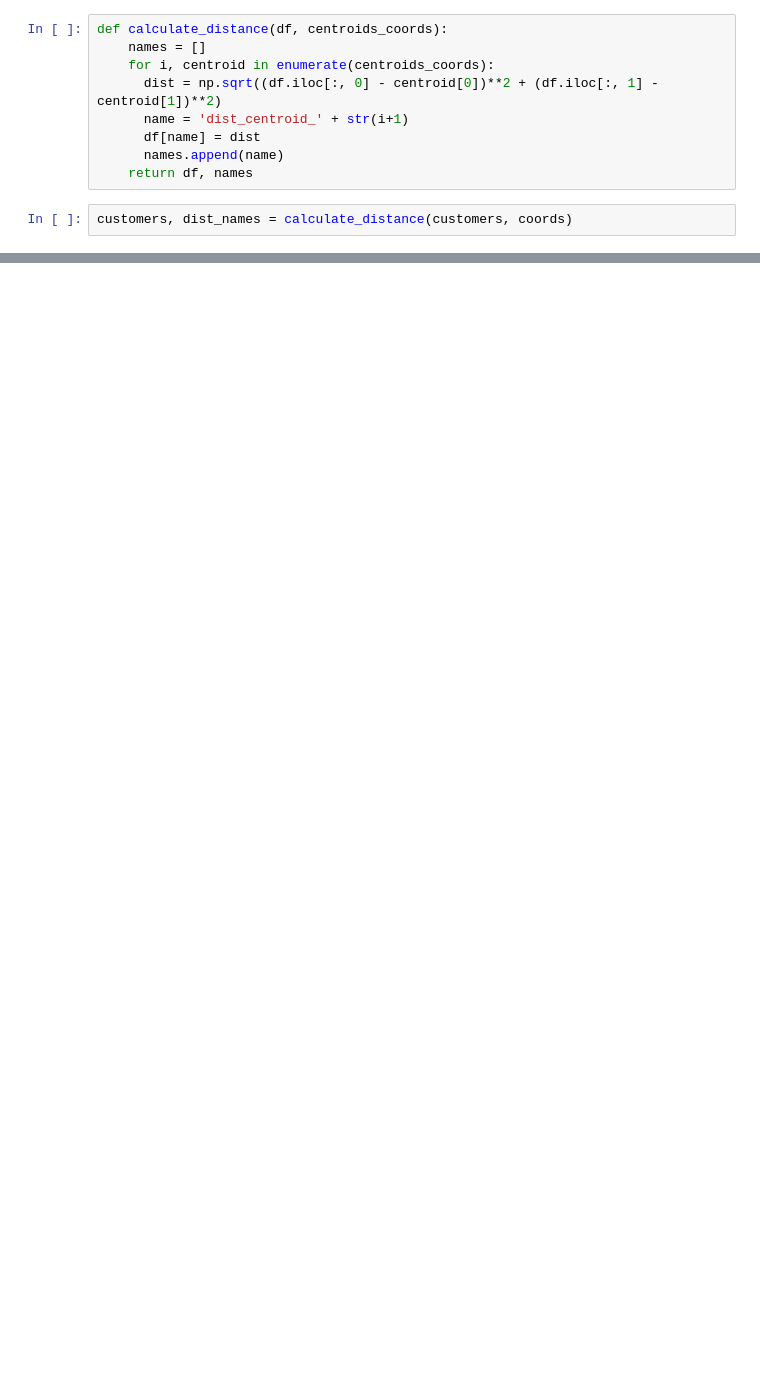
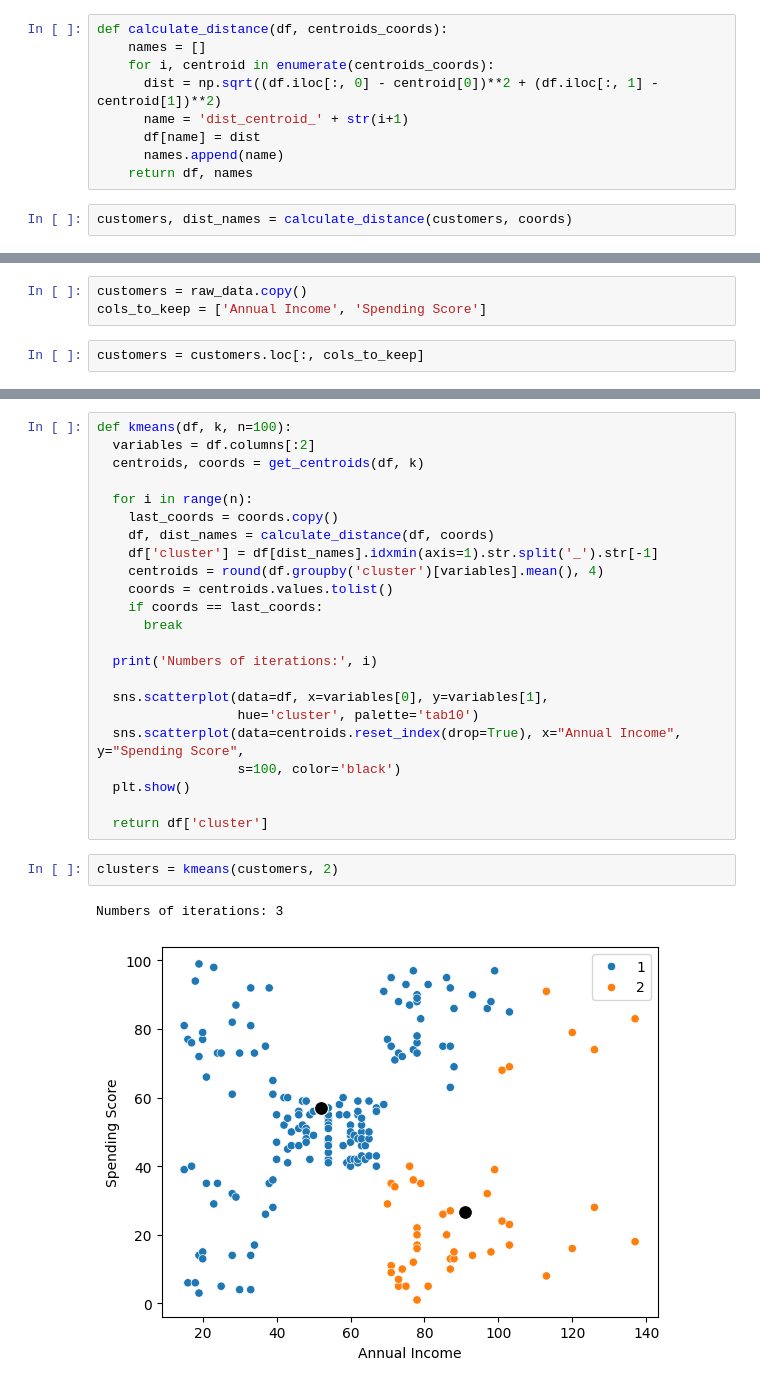
Before and after one commit to Krzesimir13/DataQuest, a Jupyter notebook: k-means.ipynb, the cells around one changed output, grey strips where cells are left out. Drawn from its saved outputs; the diff is of its cells as text; blank space fills up the shorter version.

```diff
--- a/k-means.ipynb
+++ b/k-means.ipynb
@@ -252,0 +286,5 @@ customers, dist_names = calculate_distance(customers, coords)
+# %%
+customers = raw_data.copy()
+cols_to_keep = ['Annual Income', 'Spending Score']
+# %%
+customers = customers.loc[:, cols_to_keep]
@@ -252,0 +306,28 @@ customers, dist_names = calculate_distance(customers, coords)
+# %%
+def kmeans(df, k, n=100):
+  variables = df.columns[:2]
+  centroids, coords = get_centroids(df, k)
+
+  for i in range(n):
+    last_coords = coords.copy()
+    df, dist_names = calculate_distance(df, coords)
+    df['cluster'] = df[dist_names].idxmin(axis=1).str.split('_').str[-1]
+    centroids = round(df.groupby('cluster')[variables].mean(), 4)
+    coords = centroids.values.tolist()
+    if coords == last_coords:
+      break
+
+  print('Numbers of iterations:', i)
+
+  sns.scatterplot(data=df, x=variables[0], y=variables[1],
+                  hue='cluster', palette='tab10')
+  sns.scatterplot(data=centroids.reset_index(drop=True), x="Annual Income", y="Spending Score",
+                  s=100, color='black')
+  plt.show()
+
+  return df['cluster']
+# %%
+clusters = kmeans(customers, 2)
+# %% [output]
+Numbers of iterations: 3
+[figure, added]
```
Also changed, not shown: parts of 8 cells of this notebook.
